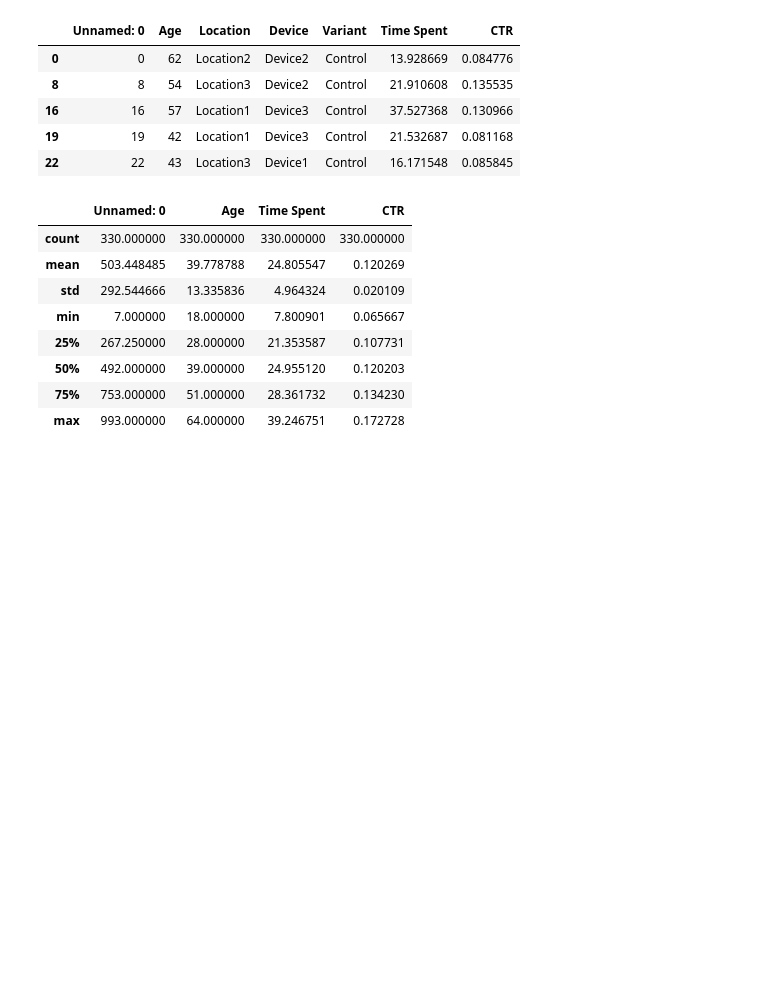
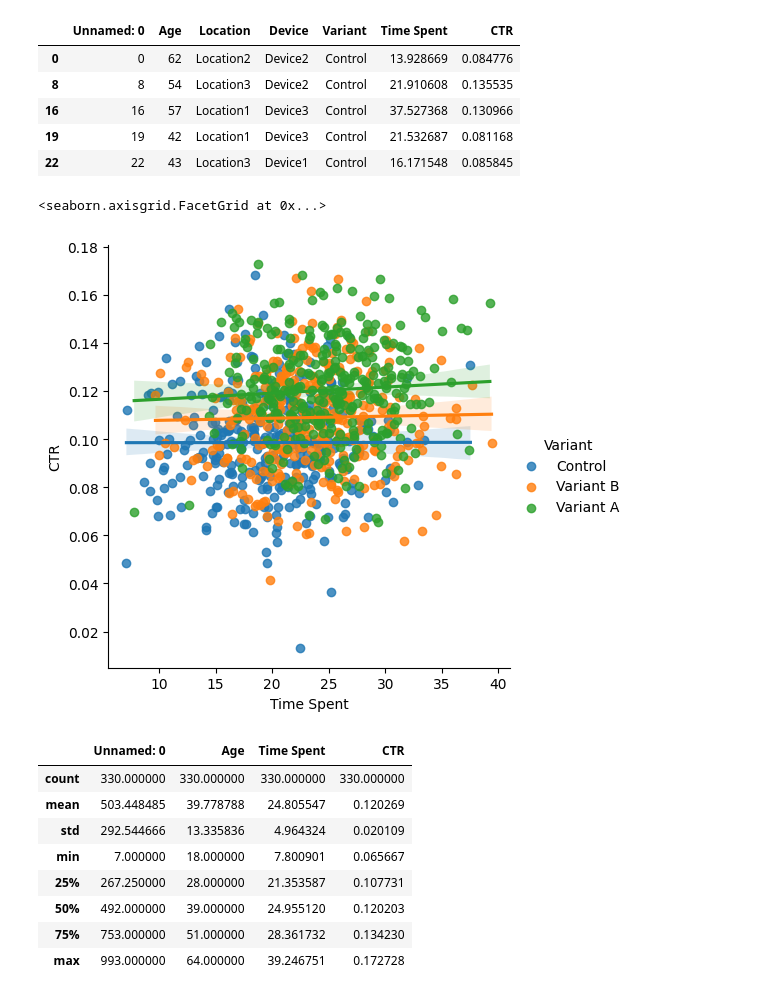
Before and after one commit to CodyDong/schulich_data_science, a Jupyter notebook: Assignment2.ipynb, the cells around one changed output. Drawn from its saved outputs; the diff is of its cells as text; code cells hidden in the pictures; blank space fills up the shorter version.

```diff
--- a/Assignment2.ipynb
+++ b/Assignment2.ipynb
@@ -14,7 +9,7 @@ import numpy as np
 import pandas as pd
 from scipy import stats
 import seaborn as sns
-df=pd.read_csv(r'E:\Schulich MBAN\MBAN6110 Data Science I\experiment_dataset.csv')
+df=pd.read_csv(r'https://raw.githubusercontent.com/CodyDong/schulich_data_science/main/experiment_dataset.csv')
 # %%
 df.info()
 # %% [output]
@@ -88,6 +83,11 @@ dfControl.head(5)
 | 16 | 16 | 57 | Location1 | Device3 | Control | 37.527368 | 0.130966 |
 | 19 | 19 | 42 | Location1 | Device3 | Control | 21.532687 | 0.081168 |
 | 22 | 22 | 43 | Location3 | Device1 | Control | 16.171548 | 0.085845 |
+# %%
+sns.lmplot(data = df, x='Time Spent', y='CTR', hue = 'Variant')
+# %% [output]
+<seaborn.axisgrid.FacetGrid at 0x...>
+[figure, added]
 # %%
 dfA.describe()
 # %% [output]
```
Also changed, not shown: parts of 1 cell of this notebook.
